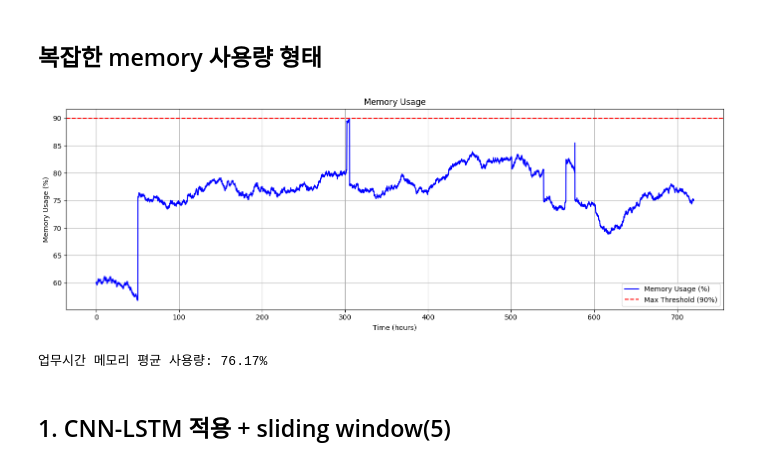
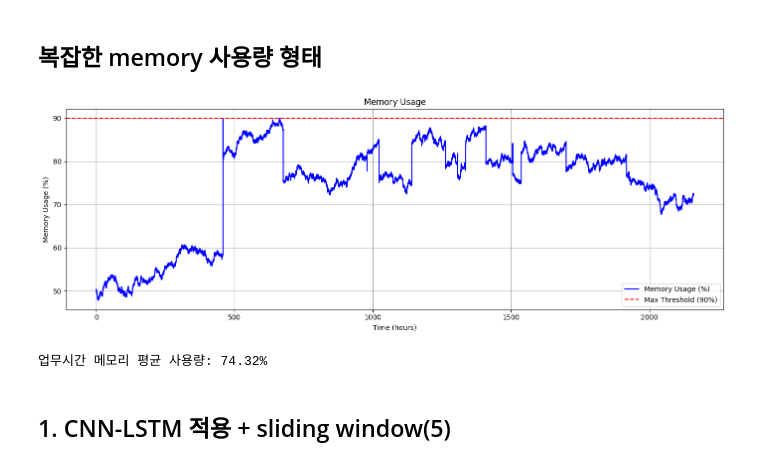
Before and after one commit to hyeonseonn/sensing_app, a Jupyter notebook: [0806new]machine_learning_for_memory.ipynb, the cells around one changed output. Saved outputs shown, nothing was run; the diff lists cells and outputs as text; code cells hidden in the pictures.

```diff
--- a/[0806new]machine_learning_for_memory.ipynb
+++ b/[0806new]machine_learning_for_memory.ipynb
@@ -9,27 +9,37 @@
 import numpy as np
 import matplotlib.pyplot as plt
 
-days = 30
+days = 90
 interval_minutes = 5
 steps_per_day = int(24 * 60 / interval_minutes)
 total_steps = days * steps_per_day
 time_hours = np.arange(total_steps) * (interval_minutes / 60)
 
-baseline = 60
+baseline = 50 + np.random.normal(0, 0.5)  # baseline 자체에 노이즈
 threshold = 90
-growth_per_step = 0.001
+
+# 구간별 growth_per_step 변화
+if i < total_steps * 0.3:
+    growth_per_step = 0.001
+elif i < total_steps * 0.6:
+    growth_per_step = 0.002
+else:
+    growth_per_step = 0.0005
+
 small_noise_std = 0.1
 
 gc_release_range = (5, 15)
 
 # spike 설정
 event_spikes = np.zeros(total_steps)
-for _ in range(3):
-    idx = np.random.randint(0, total_steps - 5)
-    spike_val = np.random.uniform(3, 6)
-    event_spikes[idx:idx+2] += spike_val
 
-for _ in range(3):
+for _ in range(10):  # 더 자주 발생
+    idx = np.random.randint(0, total_steps - 10)
+    duration = np.random.randint(1, 5)  # 지속 시간
+    spike_val = np.random.uniform(10, 60)
+    event_spikes[idx:idx+duration] += spike_val
+
+for _ in range(5):
     idx = np.random.randint(0, total_steps - 2)
     spike_val = np.random.uniform(40, 55)
     event_spikes[idx] += spike_val
@@ -39,34 +49,34 @@ current_mem = baseline
 
 for i in range(total_steps):
     current_mem += growth_per_step + np.random.normal(0, small_noise_std) + event_spikes[i]
 
     # max threshold 초과하지 않도록 제한
     if current_mem > threshold:
         current_mem = threshold
 
     # GC 작동
     if current_mem >= threshold:
         release_amount = np.random.uniform(*gc_release_range)
         current_mem -= release_amount
         current_mem = max(current_mem, baseline)
 
     memory_usage.append(current_mem)
 
 memory_usage = np.array(memory_usage)
 
 # 시각화
 plt.figure(figsize=(14, 5))
 plt.plot(time_hours, memory_usage, label="Memory Usage (%)", color='blue')
 plt.axhline(threshold, color='red', linestyle='--', label="Max Threshold (90%)")
 plt.title("Memory Usage")
 plt.xlabel("Time (hours)")
 plt.ylabel("Memory Usage (%)")
 plt.legend()
 plt.grid(True)
 plt.tight_layout()
 plt.show()
 # %% [output]
-[figure, old version]
+[figure, new version]
 # %%
 # 하루 시간 반복을 위해 모듈로 24
 hour_of_day = time_hours % 24
@@ -78,7 +88,7 @@ working_hour_avg = np.mean(working_hour_memory)
 
 print(f"업무시간 메모리 평균 사용량: {working_hour_avg:.2f}%")
 # %% [output]
-업무시간 메모리 평균 사용량: 76.17%
+업무시간 메모리 평균 사용량: 74.32%
 # %% [markdown]
 ## 1. CNN-LSTM 적용 + sliding window(5)
 # %%
```
Also changed, not shown: parts of 4 cells of this notebook.
